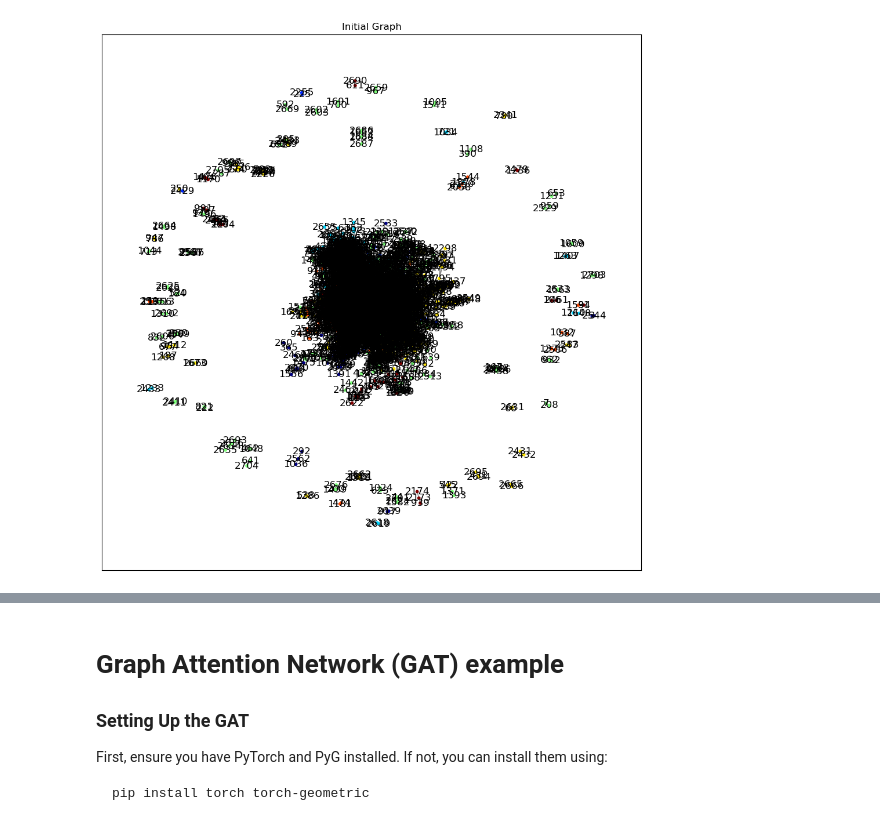
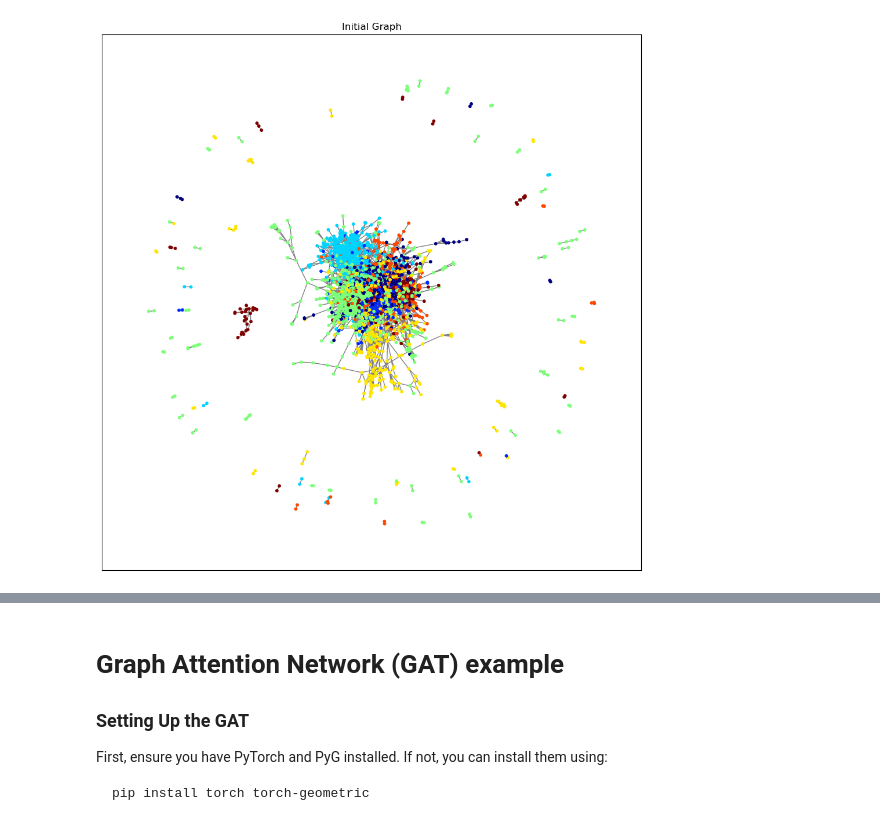
Before and after one commit to galenwilkerson/Graph-Neural-Networks-Graph-Attention-Networks, a Jupyter notebook: GNNs_GATs.ipynb, the cells around one changed output, grey strips where cells are left out. Drawn from its saved outputs; the diff is of its cells as text; code cells hidden in the pictures.

```diff
--- a/GNNs_GATs.ipynb
+++ b/GNNs_GATs.ipynb
@@ -61,35 +61,35 @@ def plot_metrics(epochs, train_losses, train_accs, val_accs):
     plt.title('Training Loss over Epochs')
     plt.legend()
     plt.grid(False)
 
     # Plot training and validation accuracy
     plt.subplot(1, 2, 2)
     plt.plot(epochs, train_accs, label='Training Accuracy')
     plt.plot(epochs, val_accs, label='Validation Accuracy')
     plt.xlabel('Epochs')
     plt.ylabel('Accuracy')
     plt.title('Training and Validation Accuracy over Epochs')
     plt.legend()
     plt.grid(False)
 
     plt.tight_layout()
     plt.show()
 
 # Function to draw the graph
 def draw_graph(data, title):
     G = to_networkx(data, to_undirected=True)
     plt.figure(figsize=(12, 12))
     pos = nx.spring_layout(G)  # positions for all nodes
     nx.draw_networkx_nodes(G, pos, node_size=10, node_color=data.y.numpy(), cmap=plt.cm.jet, label = None)
     nx.draw_networkx_edges(G, pos, edgelist=G.edges(), edge_color='gray')
-    nx.draw_networkx_labels(G, pos, font_size=12)
+#     nx.draw_networkx_labels(G, pos, font_size=12)
     plt.title(title)
     plt.show()
 
 # Drawing the initial graph
 draw_graph(data, "Initial Graph")
 # %% [output]
-[figure, old version]
+[figure, new version]
 # %%
 # Training loop with metric collection
 epochs = []
```
Also changed, not shown: parts of 5 cells of this notebook.
